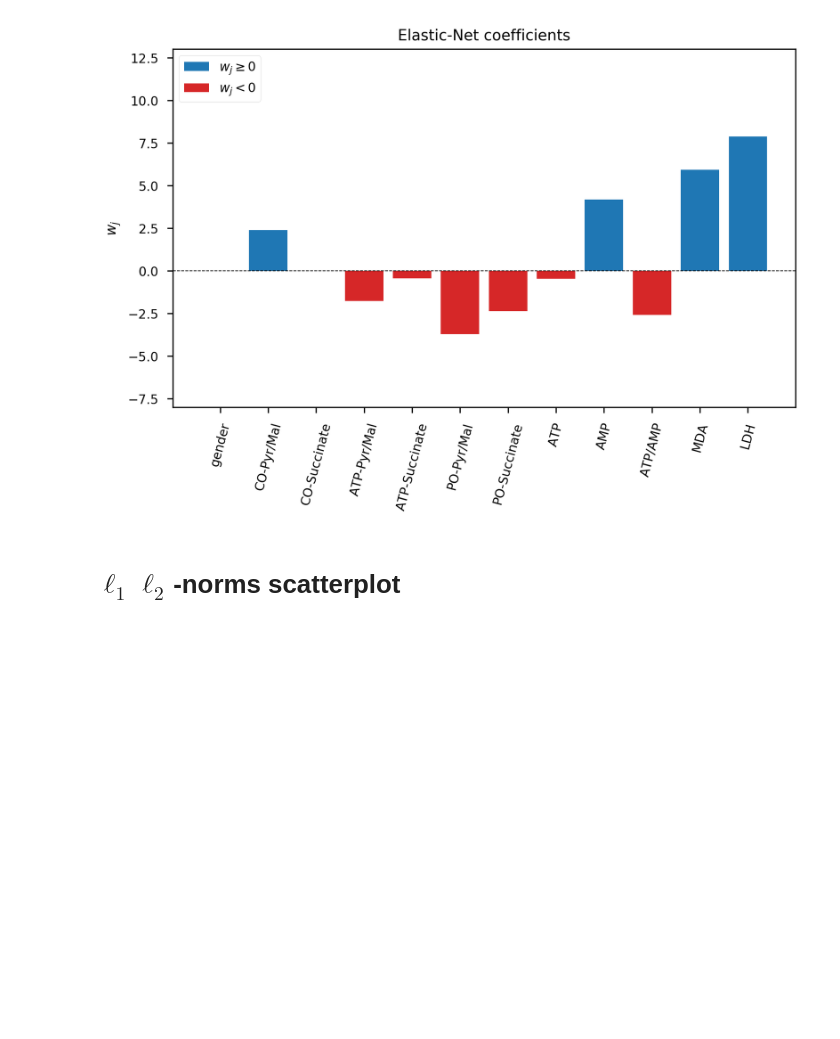
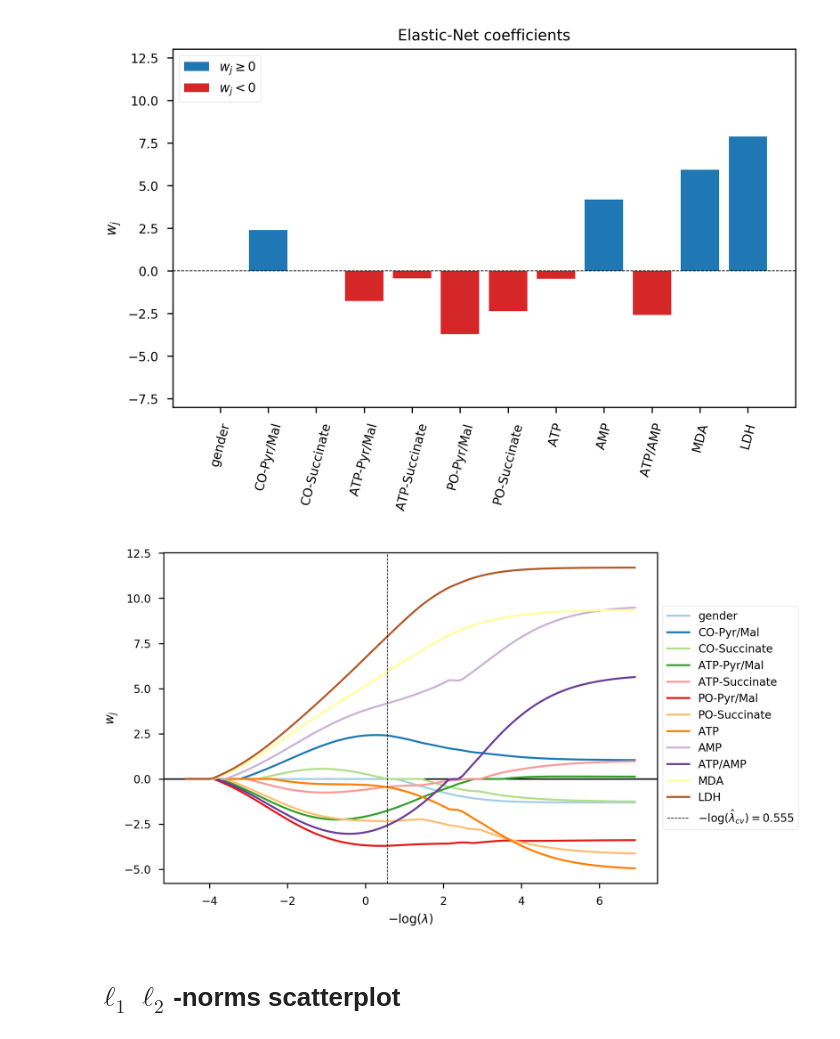
Before and after one commit to samuelefiorini/phdthesis, a Jupyter notebook: src/notebooks/figure_4.5-6-7-8-9.ipynb, the cells around one changed output. Saved outputs shown, nothing was run; the diff lists cells and outputs as text; code cells hidden in the pictures; blank space fills up the shorter version.

```diff
--- a/src/notebooks/figure_4.5-6-7-8-9.ipynb
+++ b/src/notebooks/figure_4.5-6-7-8-9.ipynb
@@ -276,6 +332,35 @@ plt.title('Elastic-Net coefficients')
 plt.savefig('../images/coefs_enet.png', bbox_inches='tight');
 # %% [output]
 [figure]
+# %%
+# Evaluate the Elastic-Net path (I'm not using the lasso_path utility on purpose for consistency with the example above)
+n_alphas = 100
+coefs_enet = np.empty((x_train.shape[1], n_alphas))
+alphas_enet = np.logspace(-3, 2, n_alphas)
+l1_ratio = model.best_estimator_.get_params()['l1_ratio']
+for i, alpha in enumerate(alphas_enet):
+    coefs_enet[:,i] = ElasticNet(alpha=alpha, l1_ratio=l1_ratio).fit(x_train.values, y_train.values).coef_
+# %%
+fig = plt.figure(dpi=300)
+ax = fig.add_subplot(111)
+
+colormap = plt.cm.Paired
+ax.set_color_cycle([colormap(i) for i in np.linspace(0, 1, coefs_lasso.shape[0])])
+plt.axhline(color='k', linewidth=1, linestyle='solid') # xaxis
+
+for _coef, _feature in zip(coefs_enet, dfx.columns):
+    ax.plot(-np.log(alphas_enet), _coef, label=_feature)
+
+plt.axvline(-np.log(model.best_estimator_.get_params()['alpha']),
+            linestyle='dashed', color='k', linewidth=0.5,
+            label=r'$-\log(\hat \lambda_{cv})=$'+str(-np.log(model.best_estimator_.get_params()['alpha']))[:5])
+plt.legend(loc='center left', bbox_to_anchor=(1, 0.5))
+plt.xlabel(r'$-\log(\lambda)$')
+plt.ylabel(r'$w_j$')
+
+plt.savefig('../images/enet_path.png');
+# %% [output]
+[figure, added]
 # %% [markdown]
 # $\ell_1\ell_2$-norms scatterplot
 # %%
```
Also changed, not shown: parts of 4 cells of this notebook, 12 other files.
